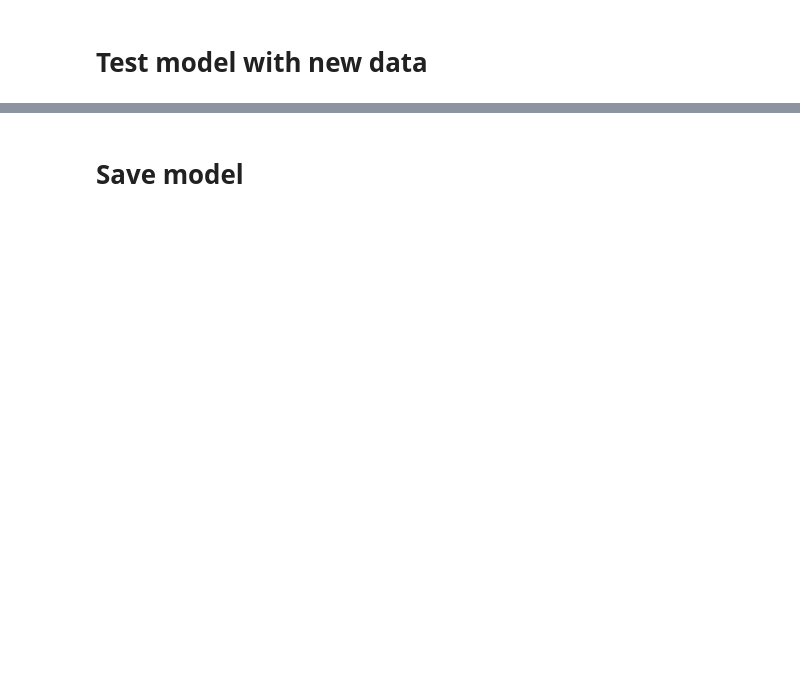
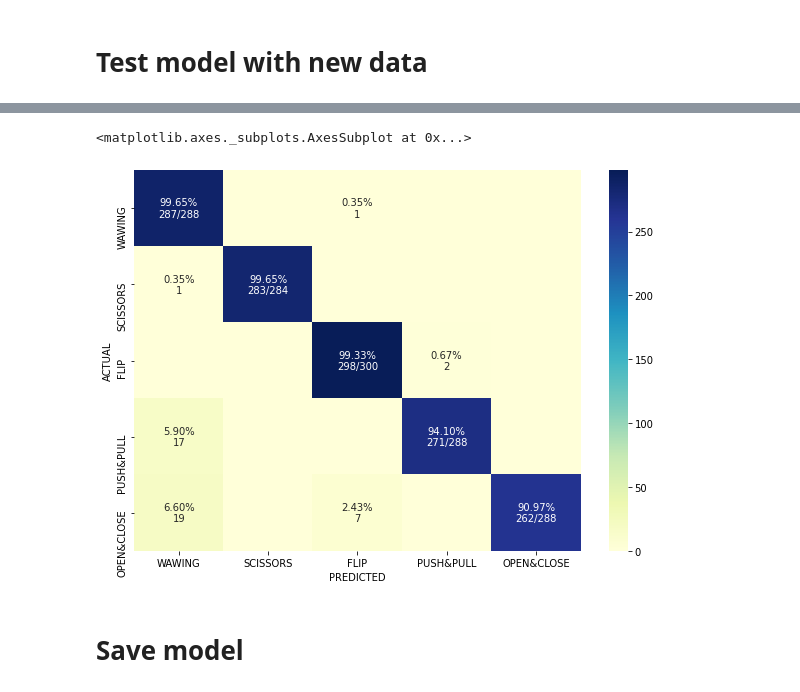
Before and after one commit to Mario-td/Inference-for-Hand-Gesture-Classification, a Jupyter notebook: Build_Torch_Model.ipynb, the cells around one changed output, grey strips where cells are left out. Drawn from its saved outputs; the diff is of its cells as text; code cells hidden in the pictures; blank space fills up the shorter version.

```diff
--- a/Build_Torch_Model.ipynb
+++ b/Build_Torch_Model.ipynb
@@ -114,11 +96,9 @@ def dataAugmentation(X_, Y, c):
 # Duplicate samples of all classes in training, validation and test sets
 # separately to avoid overfitting mixing samples
 for c in range(n_classes):
-    #X_train, Y_train = dataAugmentation(X_train, Y_train, c)
+    X_train, Y_train = dataAugmentation(X_train, Y_train, c)
     X_val, Y_val = dataAugmentation(X_val, Y_val, c)
     X_test, Y_test = dataAugmentation(X_test, Y_test, c)
-
-X_train, Y_train = dataAugmentation(X_train, Y_train, 0)
 # %%
 # Prints the number of samples per class in the training and test set
 for i in range(n_classes):
@@ -358,7 +298,37 @@ newData[1][0]
-# %%
-outputs = net(newData.float())
-_, predicted = torch.max(outputs.data, 1)
-predicted
+# %%
+# Label of the classes
+labels = [
+    'WAWING',
+    'SCISSORS',
+    'FLIP',
+    'PUSH&PULL',
+    'OPEN&CLOSE'
+]
+
+cm = confusion_matrix(local_labels, predicted)
+cm_sum = np.sum(cm, axis=1, keepdims=True)
+cm_perc = cm / cm_sum.astype(float) * 100
+annot = np.empty_like(cm).astype(str)
+nrows, ncols = cm.shape
+for i in range(nrows):
+    for j in range(ncols):
+        c = cm[i, j]
+        p = cm_perc[i, j]
+        if i == j:
+            s = cm_sum[i]
+            annot[i, j] = '%.2f%%\n%d/%d' % (p, c, s)
+        elif c == 0:
+            annot[i, j] = ''
+        else:
+            annot[i, j] = '%.2f%%\n%d' % (p, c)
+cm = pd.DataFrame(cm, index=labels, columns=labels)
+cm.index.name = 'ACTUAL'
+cm.columns.name = 'PREDICTED'
+plt.subplots(figsize=(10, 7))
+sns.heatmap(cm, annot=annot, fmt='', cmap="YlGnBu")
+# %% [output]
+<matplotlib.axes._subplots.AxesSubplot at 0x...>
+[figure, added]
 # %% [markdown]
 # **Save model**
 # %%
```
Also changed, not shown: parts of 18 cells of this notebook.
